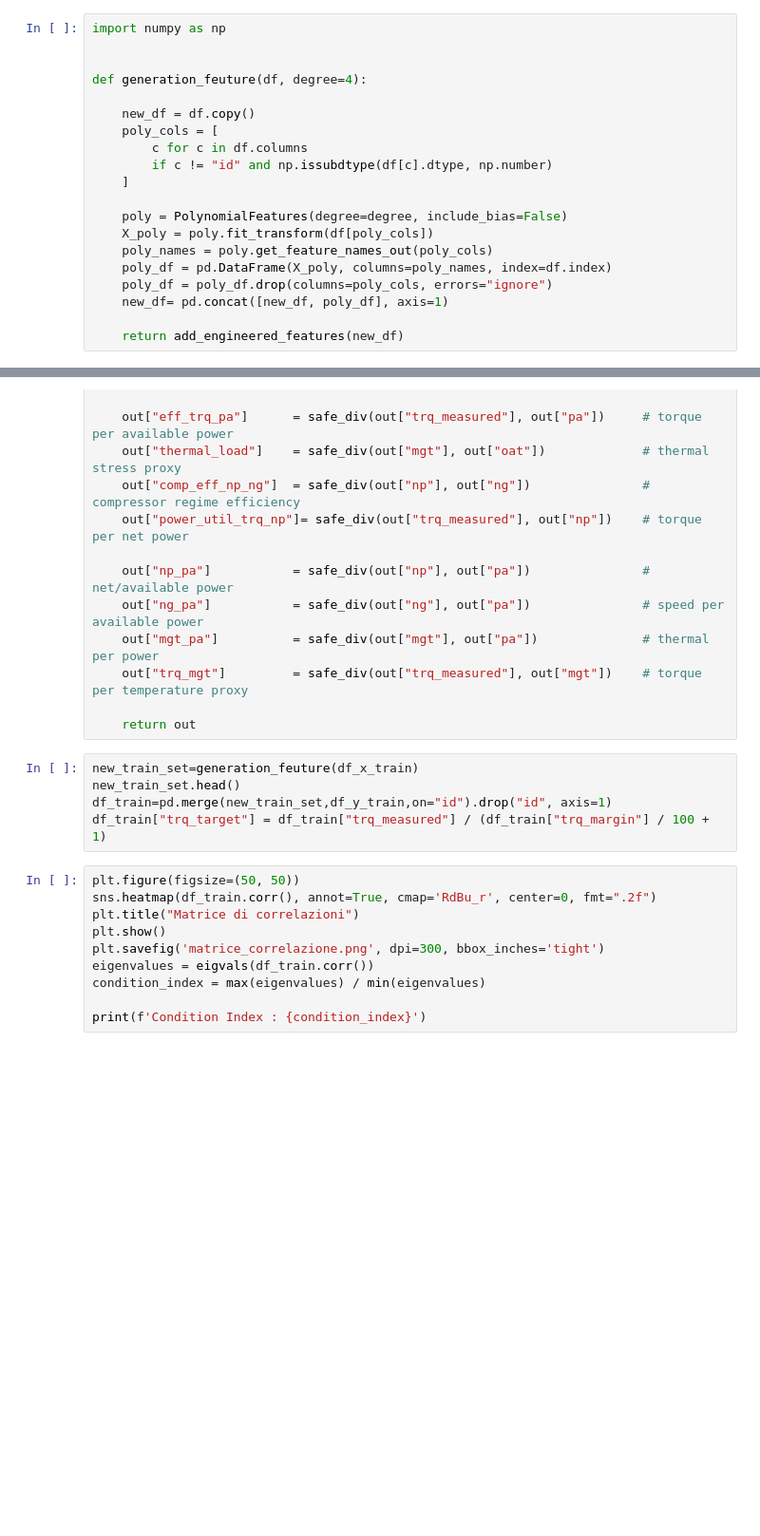
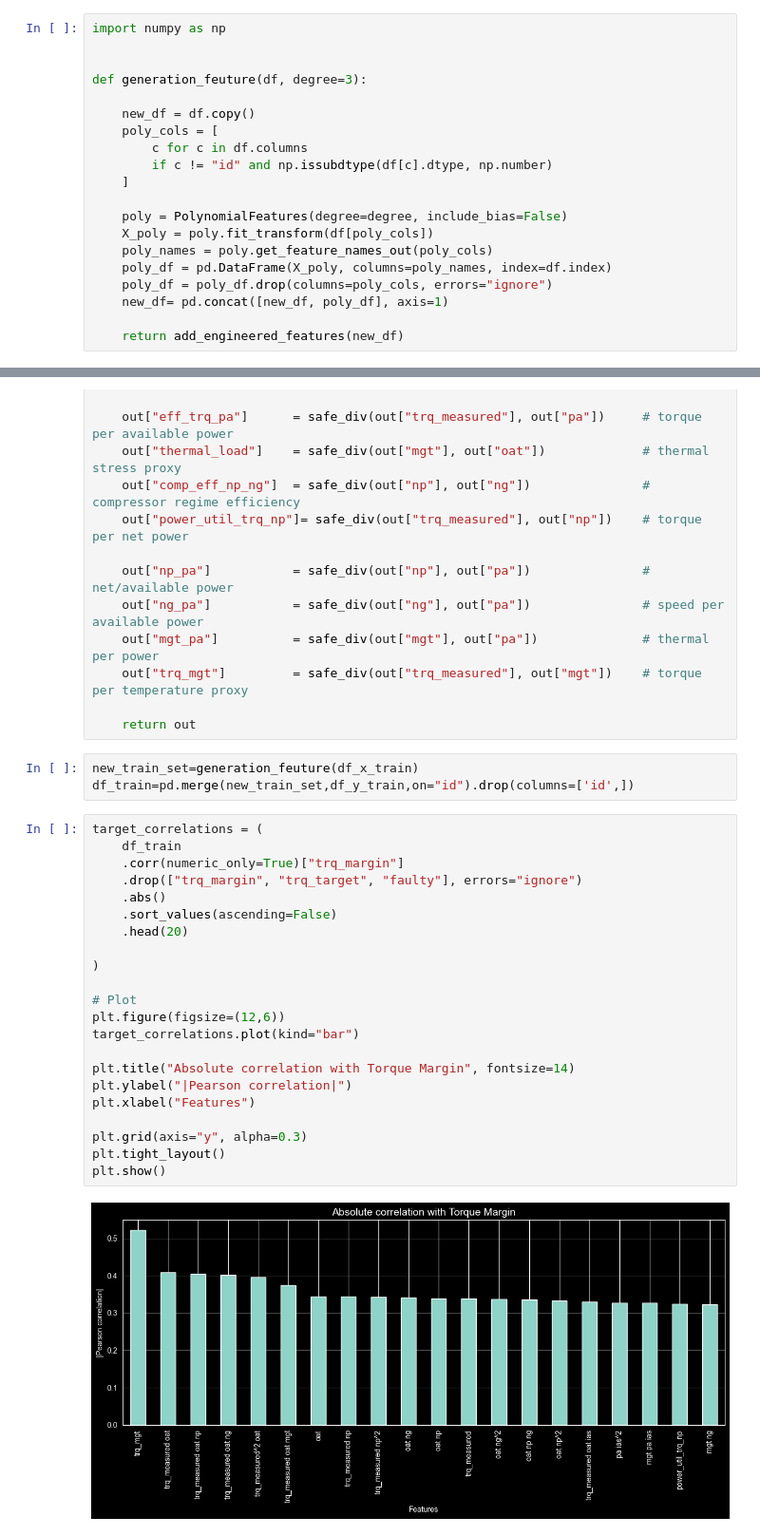
Before and after one commit to giadarem/PHM_2024_Project, a Jupyter notebook: notebooks/Step1/03_generation_feuture.ipynb, the cells around one changed output, grey strips where cells are left out. Shown at 95% size. Drawn from its saved outputs; the diff is of its cells as text; blank space fills up the shorter version.

```diff
--- a/notebooks/Step1/03_generation_feuture.ipynb
+++ b/notebooks/Step1/03_generation_feuture.ipynb
@@ -15,7 +15,7 @@ df_x_test= load_dataset("../../data/raw/test/X_test.csv").drop("id", axis=1)
 import numpy as np
 
 
-def generation_feuture(df, degree=4):
+def generation_feuture(df, degree=3):
 
     new_df = df.copy()
     poly_cols = [
@@ -58,16 +58,28 @@ def add_engineered_features(df: pd.DataFrame) -> pd.DataFrame:
     return out
 # %%
 new_train_set=generation_feuture(df_x_train)
-new_train_set.head()
-df_train=pd.merge(new_train_set,df_y_train,on="id").drop("id", axis=1)
-df_train["trq_target"] = df_train["trq_measured"] / (df_train["trq_margin"] / 100 + 1)
+df_train=pd.merge(new_train_set,df_y_train,on="id").drop(columns=['id',])
 # %%
-plt.figure(figsize=(50, 50))
-sns.heatmap(df_train.corr(), annot=True, cmap='RdBu_r', center=0, fmt=".2f")
-plt.title("Matrice di correlazioni")
+target_correlations = (
+    df_train
+    .corr(numeric_only=True)["trq_margin"]
+    .drop(["trq_margin", "trq_target", "faulty"], errors="ignore")
+    .abs()
+    .sort_values(ascending=False)
+    .head(20)
+
+)
+
+# Plot
+plt.figure(figsize=(12,6))
+target_correlations.plot(kind="bar")
+
+plt.title("Absolute correlation with Torque Margin", fontsize=14)
+plt.ylabel("|Pearson correlation|")
+plt.xlabel("Features")
+
+plt.grid(axis="y", alpha=0.3)
+plt.tight_layout()
 plt.show()
-plt.savefig('matrice_correlazione.png', dpi=300, bbox_inches='tight')
-eigenvalues = eigvals(df_train.corr())
-condition_index = max(eigenvalues) / min(eigenvalues)
-
-print(f'Condition Index : {condition_index}')
+# %% [output]
+[figure, added]
```
Also changed, not shown: parts of 1 cell of this notebook, 5 other files.
